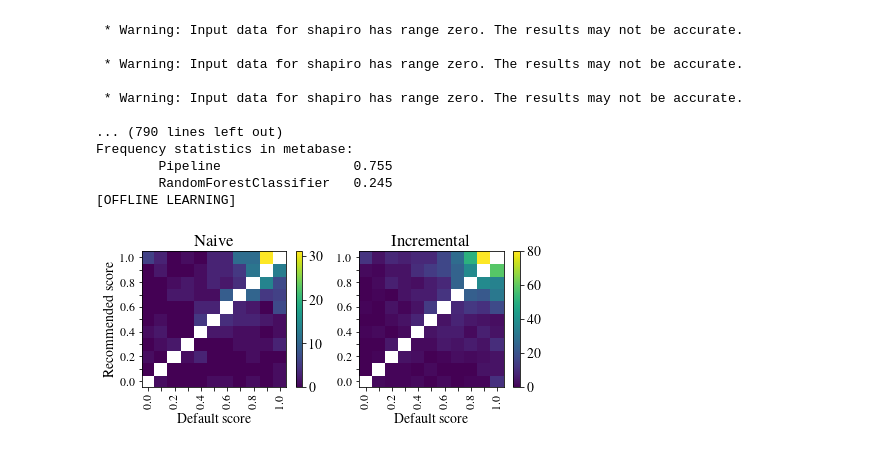
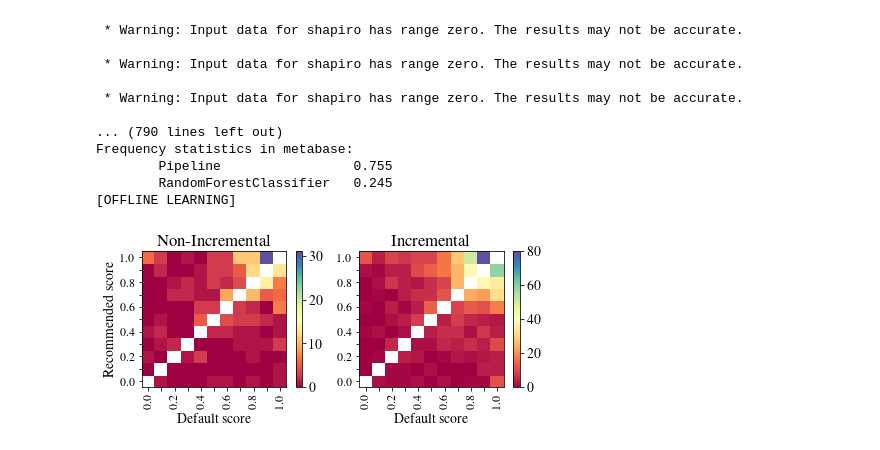
Before and after one commit to maffei2443/meta_experiments, a Jupyter notebook: notebooks/elec2.ipynb, the cells around one changed output. Saved outputs shown, nothing was run; the diff lists cells and outputs as text; code cells hidden in the pictures.

Commit message:
update figures

```diff
--- a/notebooks/elec2.ipynb
+++ b/notebooks/elec2.ipynb
@@ -183,37 +185,37 @@ fig.subplots_adjust(bottom=0.25)
 heatmap, xedges, yedges = np.histogram2d(score_default_ninc, score_recommended_ninc, bins=11)
 mask = np.diag(np.ones(11))
 masked_data = ma.masked_array(heatmap.T, mask)
-cm.viridis.set_bad(color='white', alpha=None)
-im1 = ax1.pcolormesh(masked_data, cmap=cm.viridis)
+cm.Spectral.set_bad(color='white', alpha=None)
+im1 = ax1.pcolormesh(masked_data, cmap=cm.Spectral)
 ax1.set_ylabel('Recommended score')
-ax1.set_title('Naive')
+ax1.set_title('Non-Incremental')
 ax1.set_xlabel('Default score')
 ticks = ["{:.1f}".format(x) for x in np.linspace(0,1,11)]
 ticksl = ["{:.1f}".format(x) if int(x*10)%2==0 else "" for x in np.linspace(0,1,11)]
 ax1.set_xticks(np.arange(len(ticks))+.5, minor=False)
 ax1.set_yticks(np.arange(len(ticks))+.5, minor=False)
 ax1.set_xticklabels(ticksl, rotation=90, fontdict={'fontsize':12})
 ax1.set_yticklabels(ticksl, fontdict={'fontsize':12})
 ax1.figure.colorbar(im1, ax=ax1)
 
 
 heatmap, xedges, yedges = np.histogram2d(score_default, score_recommended, bins=11)
 mask = np.diag(np.ones(11))
 masked_data = ma.masked_array(heatmap.T, mask)
-cm.viridis.set_bad(color='white', alpha=None)
-im2 = ax2.pcolormesh(masked_data, cmap=cm.viridis)
+cm.Spectral.set_bad(color='white', alpha=None)
+im2 = ax2.pcolormesh(masked_data, cmap=cm.Spectral)
 ax2.set_title('Incremental')
 ax2.set_xlabel('Default score')
 ticks = ["{:.1f}".format(x) for x in np.linspace(0,1,11)]
 ticksl = ["{:.1f}".format(x) if int(x*10)%2==0 else "" for x in np.linspace(0,1,11)]
 ax2.set_xticks(np.arange(len(ticks))+.5, minor=False)
 ax2.set_yticks(np.arange(len(ticks))+.5, minor=False)
 ax2.set_xticklabels(ticksl, rotation=90, fontdict={'fontsize':12})
 ax2.set_yticklabels(ticksl, fontdict={'fontsize':12})
 ax2.figure.colorbar(im2, ax=ax2)
 
 fig = plt.gcf()
 fig.set_size_inches(7.14, 3)
 plt.savefig(experiment+'_score.pdf')
 # %% [output]
-[figure, old version]
+[figure, new version]
```
Also changed, not shown: parts of 3 cells of this notebook, 2 other files.
